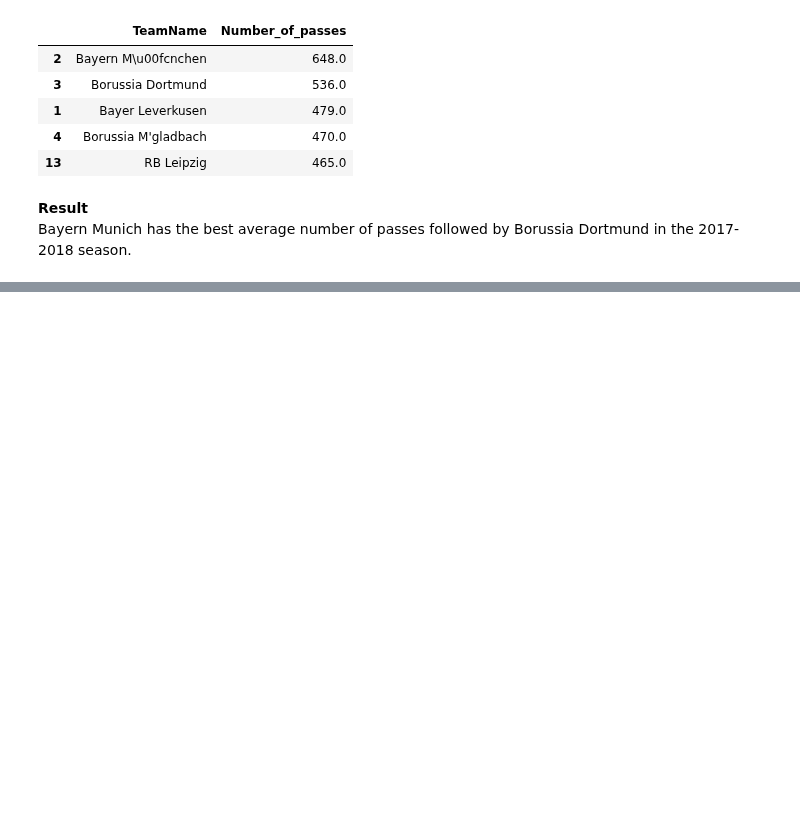
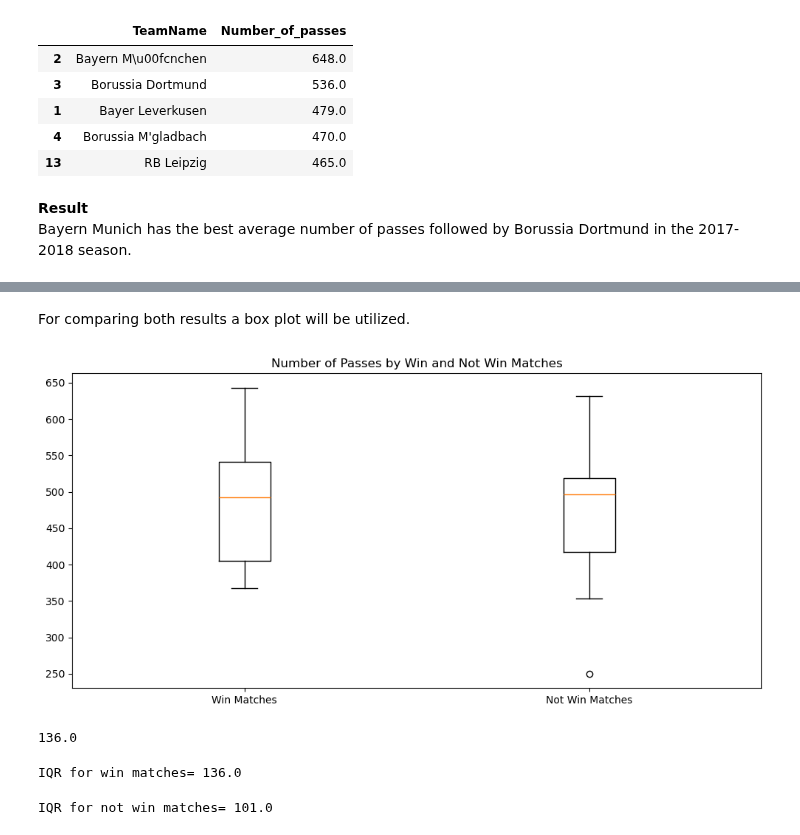
Before and after one commit to Luchini1987/Analysis-of-German-bundenliga-Football-Matches-using-Python, a Jupyter notebook: Analysis_Germany_Football.ipynb, the cells around one changed output, grey strips where cells are left out. Saved outputs shown, nothing was run; the diff lists cells and outputs as text; code cells hidden in the pictures; blank space fills up the shorter version.

```diff
--- a/Analysis_Germany_Football.ipynb
+++ b/Analysis_Germany_Football.ipynb
@@ -290,0 +404,5 @@ Bayern Munich has the best average number of passes followed by Borussia Dortmun
+# %%
+# Applying filters to the "only_b_leverkusen"dataframe, it's possible to obtain the won matches by B. Leverkusen where the event name
+# is "Pass". This dataframe is stored in "win_matches" dataframe.
+win_matches = only_b_leverkusen[(only_b_leverkusen['eventName'] == 'Pass') & (only_b_leverkusen['winner'] == 2446)]
+win_matches
@@ -290,0 +423,5 @@ Bayern Munich has the best average number of passes followed by Borussia Dortmun
+# %%
+# Applying filters to the "only_b_leverkusen"dataframe, it's possible to obtain the not-won matches by B. Leverkusen where the event name
+# is "Pass". This dataframe is stored in "not_win_matches" dataframe.
+not_win_matches = only_b_leverkusen[(only_b_leverkusen['eventName'] == 'Pass') & (only_b_leverkusen['winner'] != 2446)]
+not_win_matches
@@ -290,0 +442,4 @@ Bayern Munich has the best average number of passes followed by Borussia Dortmun
+# %%
+# finally, the win_matches dataframe is summarized; presenting a table with the matchID code and the number of total passes per match.
+summary_win_matches = win_matches.groupby(by= 'matchId')['eventName'].count().reset_index()
+summary_win_matches
@@ -290,0 +463,4 @@ Bayern Munich has the best average number of passes followed by Borussia Dortmun
+# %%
+# finally, the not_win_matches dataframe is summarized; presenting a table with the matchID code and the number of total passes per match.
+summary_not_win_matches = not_win_matches.groupby(by= 'matchId')['eventName'].count().reset_index()
+summary_not_win_matches
@@ -290,0 +511,29 @@ Bayern Munich has the best average number of passes followed by Borussia Dortmun
+# %% [markdown]
+For comparing both results a box plot will be utilized.
+# %%
+import matplotlib.pyplot as plt
+fig, axes = plt.subplots(figsize = (10, 5))
+axes.boxplot([summary_win_matches['eventName'], summary_not_win_matches['eventName']], labels=['Win Matches', 'Not Win Matches'])
+axes.set_title('Number of Passes by Win and Not Win Matches')
+plt.tight_layout()
+plt.show()
+# %% [output]
+[figure, added]
+# %%
+# Calculating the Interquartile Range for both dataframes
+import numpy as np
+def iqr(x):
+    valor = np.quantile(a= x, q= 0.75) - np.quantile(a= x, q= 0.25)
+    return valor
+# %% [output]
+136.0
+# %%
+# IQR for number of passes of win matches
+print('IQR for win matches=', iqr(summary_win_matches['eventName']))
+# %% [output]
+IQR for win matches= 136.0
+# %%
+# IQR for number of passes of not win matches
+print('IQR for not win matches=', iqr(summary_not_win_matches['eventName']))
+# %% [output]
+IQR for not win matches= 101.0
```
Also changed, not shown: parts of 23 cells of this notebook.
